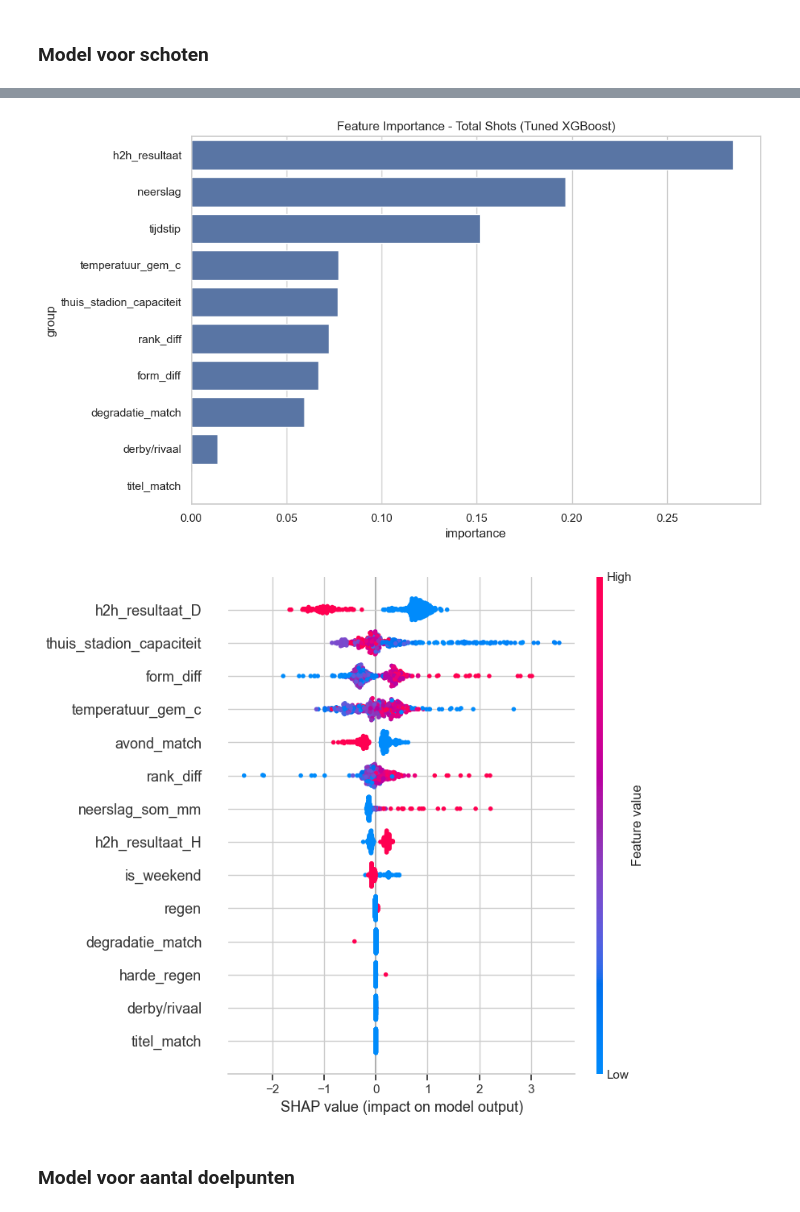
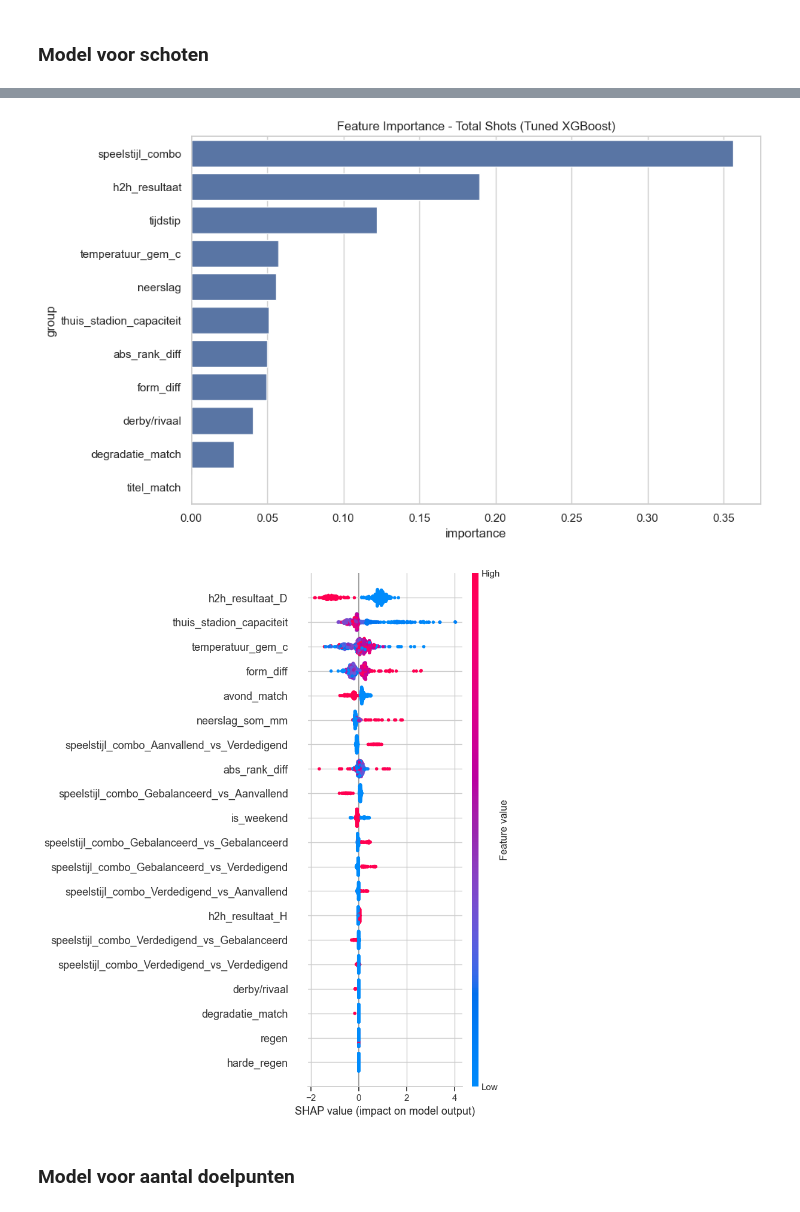
Before and after one commit to Torbendes/Bachelorproef, a Jupyter notebook: code/analyse/jpl_analyse.ipynb, the cells around one changed output, grey strips where cells are left out. Cells and saved outputs as stored; diff of their text form; code cells hidden in the pictures.

```diff
--- a/code/analyse/jpl_analyse.ipynb
+++ b/code/analyse/jpl_analyse.ipynb
@@ -896,5 +921,6 @@ Aantal kolommen: 53
 ['wedstrijd_datum', 'thuis_team', 'uit_team', 'doelpunten_thuis_voltijd', 'doelpunten_uit_voltijd', 'resultaat_voltijd', 'schoten_thuis', 'schoten_uit', 'schoten_op_doel_thuis', 'schoten_op_doel_uit', ...
 # %%
+df = df_train.copy()
 main_features = df.copy()
 # %% [markdown]
 ## 5. Exploratory Data Analysis (EDA)
@@ -2520,0 +2545,40 @@ Accuracy: 0.56
+# %%
+# ===============================
+# PREDICTIE OP df_predict
+# ===============================
+
+X_predict = df_predict[features]
+X_predict = pd.get_dummies(X_predict, drop_first=True)
+
+# align columns
+X_predict = X_predict.reindex(columns=X_train.columns, fill_value=0)
+
+# best model fix
+results_df_models = pd.DataFrame(results)
+best_model_name = results_df_models.sort_values("accuracy", ascending=False).iloc[0]["model"]
+best_model = best_models[best_model_name]
+
+print("BEST MODEL USED FOR PREDICTION:", best_model_name)
+
+# predict
+probs = best_model.predict_proba(X_predict)
+preds = best_model.predict(X_predict)
+
+labels = le.inverse_transform(preds)
+
+# results
+results_df = pd.DataFrame({
+    "datum": df_predict["wedstrijd_datum"].values,
+    "thuis_team": df_predict["thuis_team"].values,
+    "uit_team": df_predict["uit_team"].values,
+    "voorspelling": labels,
+    "P_A": probs[:, 0],
+    "P_D": probs[:, 1],
+    "P_H": probs[:, 2],
+})
+
+results_df["zekerheid"] = results_df[["P_A", "P_D", "P_H"]].max(axis=1)
+
+results_df = results_df.sort_values("zekerheid", ascending=False)
+
+display(results_df)
@@ -2799,7 +3040,8 @@ features = [
     "neerslag_som_mm",
     "regen",
     "harde_regen",
-    "thuis_stadion_capaciteit"
+    "thuis_stadion_capaciteit",
+    "speelstijl_combo"
 ]
 
 X = df[features]
@@ -2958,5 +3200,5 @@ TOP FEATURES:
-[figure, old version]
+[figure, new version]
-[figure, old version]
+[figure, new version]
 # %% [markdown]
 ### Model voor aantal doelpunten
 # %%
```
Also changed, not shown: parts of 33 cells of this notebook, 7 other files.
